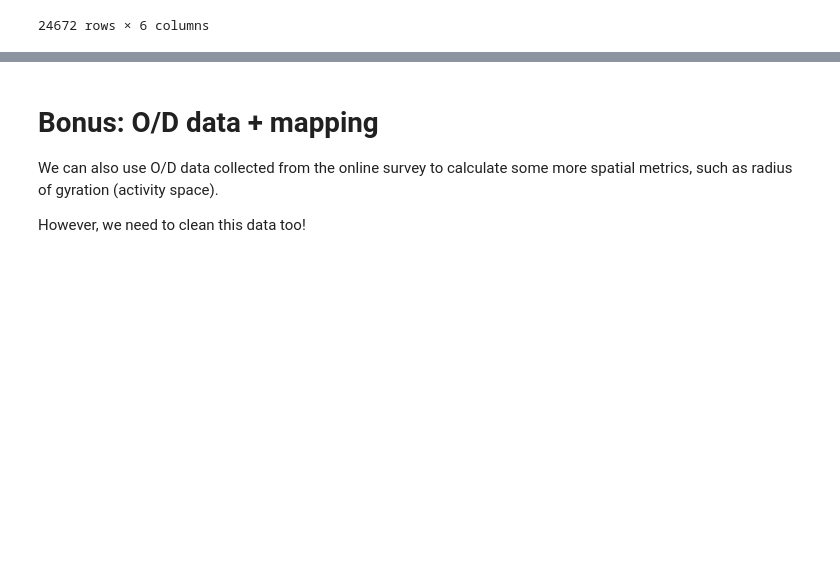
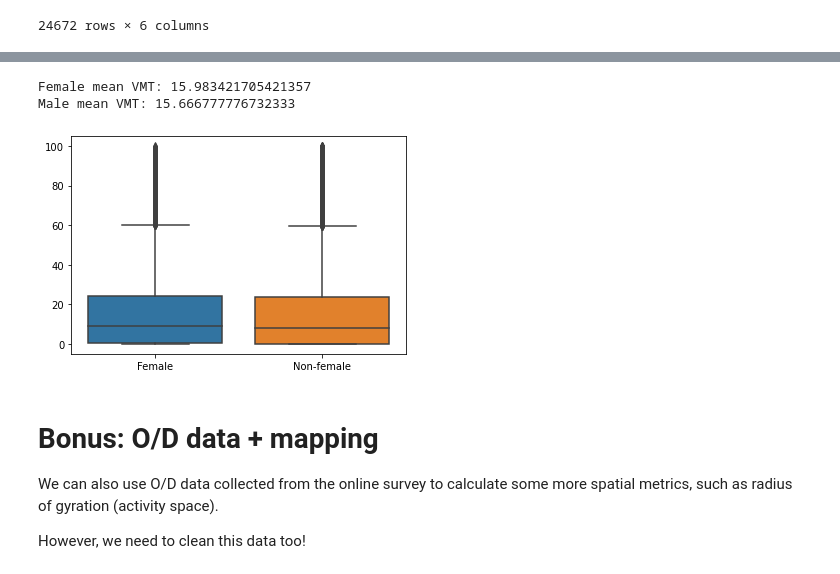
Before and after one commit to UW-THINKlab/hts-tutorial, a Jupyter notebook: psrc_hts_tutorial.ipynb, the cells around one changed output, grey strips where cells are left out. Saved outputs shown, nothing was run; the diff lists cells and outputs as text; code cells hidden in the pictures; blank space fills up the shorter version.

```diff
--- a/psrc_hts_tutorial.ipynb
+++ b/psrc_hts_tutorial.ipynb
@@ -355,3 +386,20 @@ person_day_df
+# %%
+# let's drop some outliers
+person_day_df_clean = person_day_df_clean[person_day_df_clean.vmt < 100]
+
+# let's split up by gender
+person_day_df_clean_fem = person_day_df_clean[person_day_df_clean["gender"] == "Female"]
+person_day_df_clean_nonfem = person_day_df_clean[person_day_df_clean["gender"] != "Female"]
+
+sns.boxplot(data=[person_day_df_clean_fem.vmt, person_day_df_clean_nonfem.vmt])
+plt.xticks(ticks=[0,1], labels=["Female", "Non-female"])
+
+print("Female mean VMT:", person_day_df_clean_fem.vmt.mean(), "\nMale mean VMT:", person_day_df_clean_nonfem.vmt.mean())
+# can perform t-test to determine significance
+# %% [output]
+Female mean VMT: 15.983421705421357
+Male mean VMT: 15.666777776732333
+[figure, added]
 # %% [markdown]
 # Bonus: O/D data + mapping
 We can also use O/D data collected from the online survey to calculate some more spatial metrics, such as radius of gyration (activity space).
```
Also changed, not shown: parts of 3 cells of this notebook.
